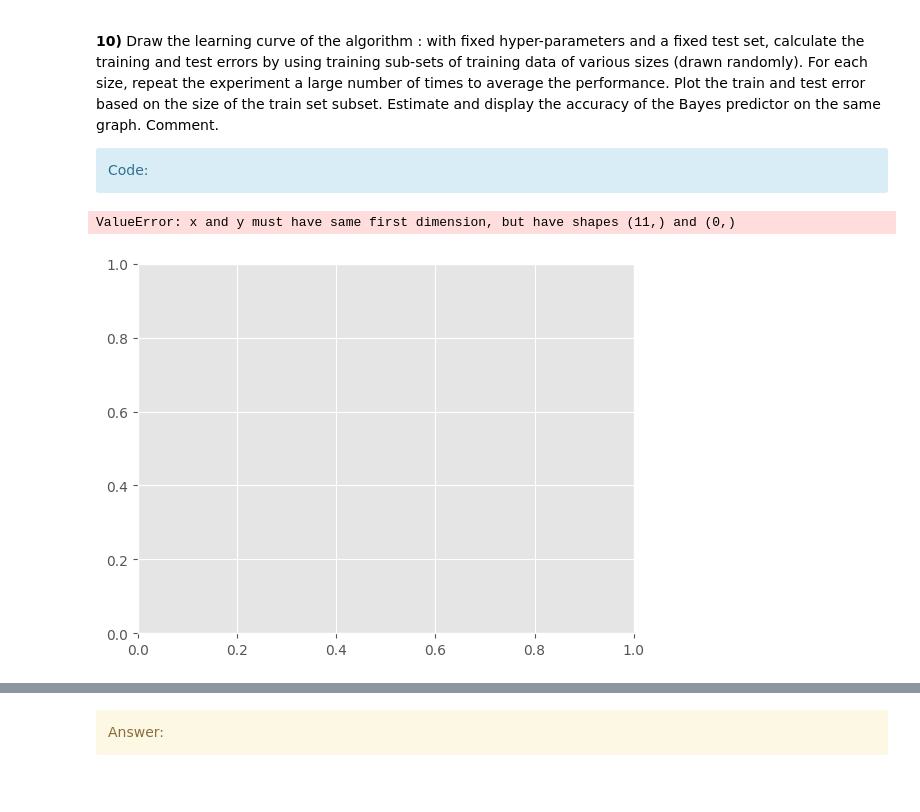
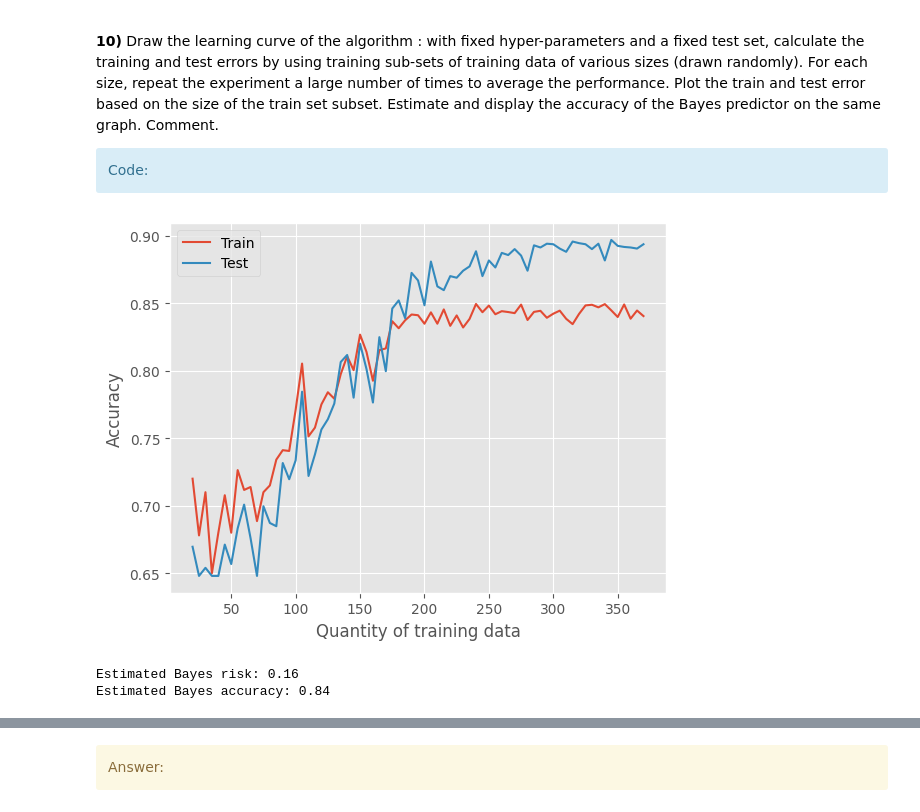
Before and after one commit to kjle/TelecomParis_Promo2025, a Jupyter notebook: SD-TSIA210/TP1 SVM/TP_SVM_students.ipynb, the cells around one changed output, grey strips where cells are left out. Drawn from its saved outputs; the diff is of its cells as text; code cells hidden in the pictures.

```diff
--- a/SD-TSIA210/TP1 SVM/TP_SVM_students.ipynb
+++ b/SD-TSIA210/TP1 SVM/TP_SVM_students.ipynb
@@ -165,7 +165,7 @@ from scipy.stats import multivariate_normal
 # Do a Monte-Carlo estimation of the Bayes Risk (given the gaussian distributions you used to generate data)
 # You need to use the imported class from scipy to generate a large number of samples which you will use
 # to approximate the integral of the Bayes risk
-n_mc = 10000 # Repeat this n_mc times - enough to approximate
+n_mc = 1000 # Repeat this n_mc times - enough to approximate
 expectation = 0
 for i in range(n_mc):
     rand = np.random.choice([0, 1]) # Random binary choice: will the point be generated from the first or second gaussian ?
@@ -312,8 +312,8 @@ Gamma: 100, Train/Test scores: 1.0/0.6
 # Use make blobs with three centers which are aligned, for example
 # Class 0 - Class 1 - Class 0
 
-centers = np.array([[-1, 0], [0, 0], [1, 0]])
-X, y = make_blobs(n_samples=100, centers=centers, cluster_std=0.5, random_state=42)
+centers = np.array([[-2, 0], [0, 0], [2, 0]])
+X, y = make_blobs(n_samples=500, centers=centers, cluster_std=0.8, random_state=42)
 y[y == 2] = 0
 # Plot the data
 pos = np.where(y == 1)[0]
@@ -453,35 +453,37 @@ sizes = np.arange(20, n_tr, 5)
 n_m = 20
 
 # Store scores in these lists
 scores_train = []
 scores_test = []
 
 # Main loop: varying the training size
 for size in sizes:
     score_train = 0
     score_test = 0
     # Second loop: repeating the experiment for each size
     for i in range(n_m):
         # Create a SVM, keeping the same parameters
-        ...
+        clf = SVC(kernel='rbf', C=0.1)
         # For each experiment, draw a subset of the training data of the appropriate size
         idx = np.random.choice(range(n_tr), size=size)
         X_train_reduced = X_train[idx, :]
         y_train_reduced = y_train[idx]
 
         # Fit the classifier and compute the scores on training and test data
-        ...
+        clf.fit(X_train_reduced, y_train_reduced)
+        score_train += clf.score(X_train_reduced, y_train_reduced)
+        score_test += clf.score(X_test, y_test)
     # Add the average of the scores to the lists
-    ...
+    scores_train.append(score_train/n_m)
+    scores_test.append(score_test/n_m)
 
 # Plot the results
 plt.plot(sizes, scores_train, label='Train')
 plt.plot(sizes, scores_test, label='Test')
 plt.xlabel('Quantity of training data')
 plt.ylabel('Accuracy')
 
 plt.legend()
 plt.show()
 # %% [output]
-ValueError: x and y must have same first dimension, but have shapes (11,) and (0,)
-[figure, old version]
+[figure, new version]
@@ -491,3 +490,33 @@ ValueError: x and y must have same first dimension, but have shapes (11,) and (0
+# %%
+# Do a Monte-Carlo estimation of the Bayes Risk (given the gaussian distributions you used to generate data)
+# This is the same computation than in question 4).
+
+n_mc = 1000 # Repeat this n_mc times - enough to approximate
+expectation = 0
+for i in range(n_mc):
+    rand = np.random.choice([0, 1]) # Random binary choice: will the point be generated from the first or second gaussian ?
+    if rand == 0:
+        # First case: y = 0
+        x = np.random.multivariate_normal(centers[0], np.eye(2))
+    else:
+        # Second case: y = 1
+        x = np.random.multivariate_normal(centers[1], np.eye(2))
+
+    # You have to compute the conditional posterior probability of x given the 2 gaussians
+    # Use the multivariate_normal.pdf() method !
+    p1 = multivariate_normal.pdf(x, centers[0], np.eye(2))
+    p2 = multivariate_normal.pdf(x, centers[1], np.eye(2))
+    # Compute the risk from these and add it to the total
+    risk = min(p1, p2)/(p1 + p2)
+    expectation += risk
+
+expectation /= n_mc
+
+print(f'Estimated Bayes risk: {np.around(expectation, 3)}')
+print(f'Estimated Bayes accuracy: {1 - np.around(expectation, 3)}')
+# %% [output]
+Estimated Bayes risk: 0.16
+Estimated Bayes accuracy: 0.84
 # %%
 # Add this estimation to the plot of train/test error
 # This is constant: you should add a horizontal line to your graph
```
Also changed, not shown: parts of 23 cells of this notebook, 4 other files.
